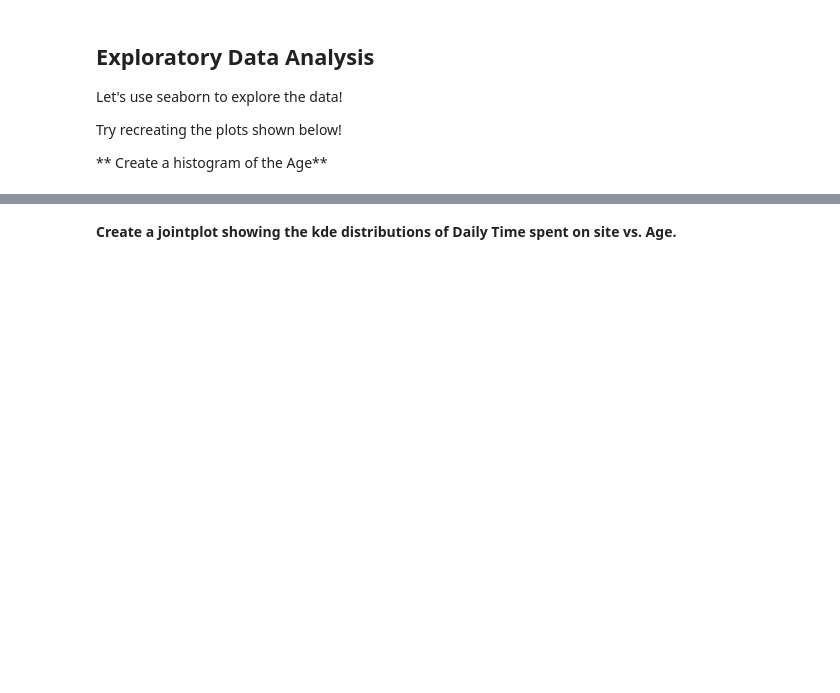
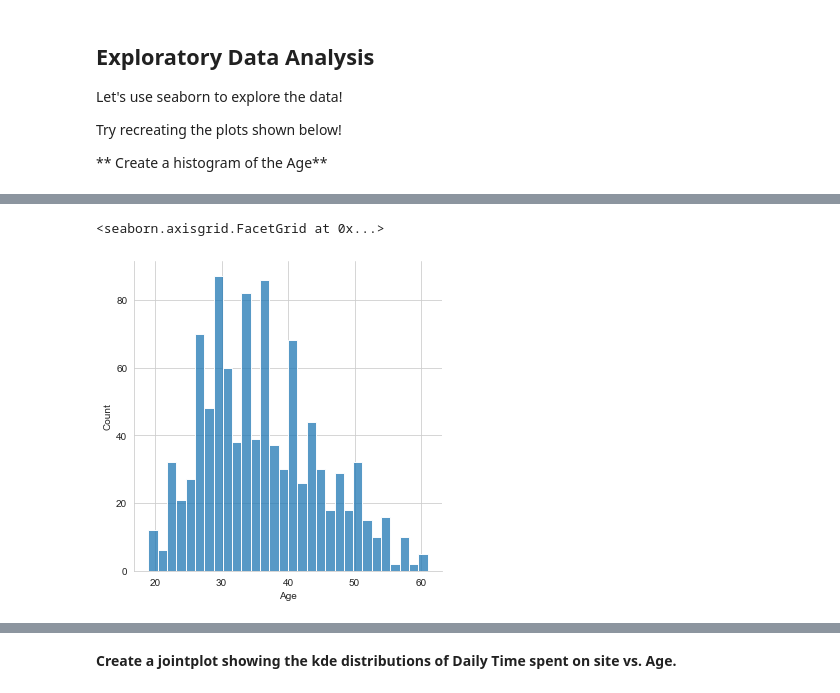
Before and after one commit to kakkar87/data_science_portfolio, a Jupyter notebook: Regression/Logistic Regression Project (Advertisement).ipynb, the cells around one changed output, grey strips where cells are left out. Saved outputs shown, nothing was run; the diff lists cells and outputs as text; code cells hidden in the pictures; blank space fills up the shorter version.

```diff
--- a/Regression/Logistic Regression Project (Advertisement).ipynb
+++ b/Regression/Logistic Regression Project (Advertisement).ipynb
@@ -92,0 +76,7 @@ Try recreating the plots shown below!
+# %%
+sns.set_style('whitegrid')
+# %%
+sns.displot(ad_data['Age'], bins=30)
+# %% [output]
+<seaborn.axisgrid.FacetGrid at 0x...>
+[figure, added]
```
Also changed, not shown: parts of 29 cells of this notebook, 1 other file.
